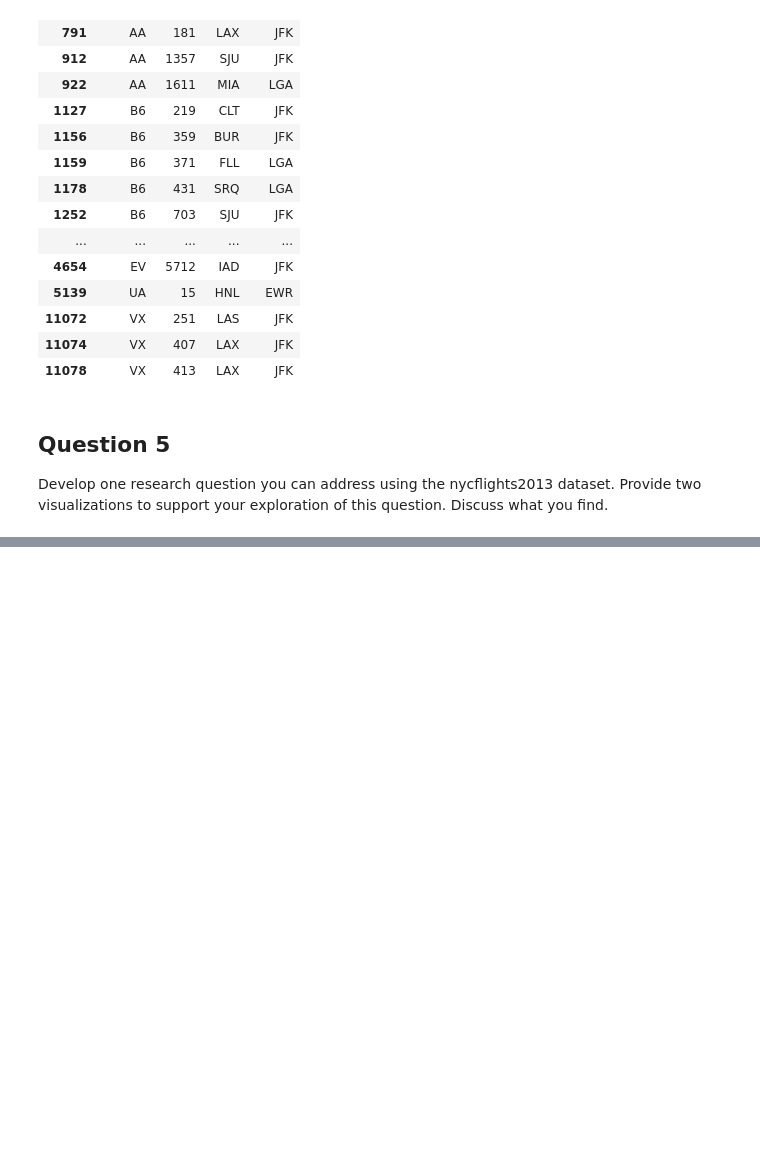
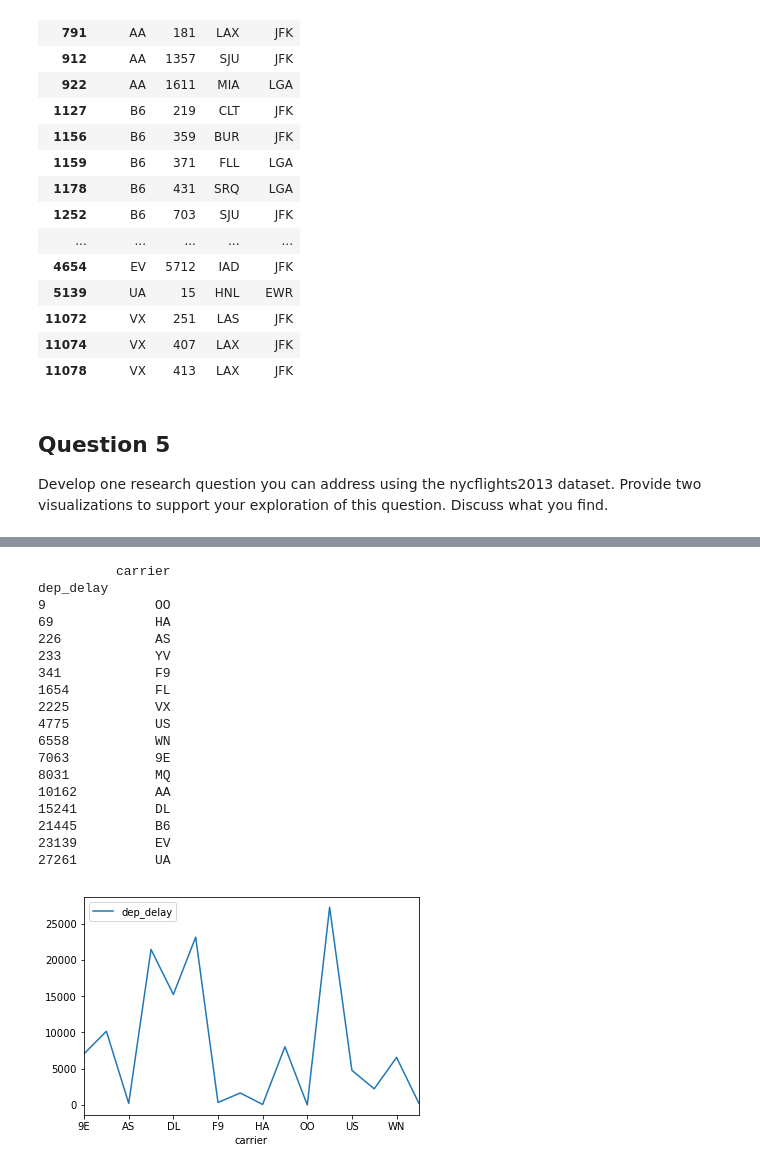
Before and after one commit to Naif6003/LearningJournal, a Jupyter notebook: Python/MachineLearning_Problems/ProblemSet_01/Weather_Airlines_Questions.ipynb, the cells around one changed output, grey strips where cells are left out. Drawn from its saved outputs; the diff is of its cells as text; code cells hidden in the pictures; blank space fills up the shorter version.

```diff
--- a/Python/MachineLearning_Problems/ProblemSet_01/Weather_Airlines_Questions.ipynb
+++ b/Python/MachineLearning_Problems/ProblemSet_01/Weather_Airlines_Questions.ipynb
@@ -304,0 +384,28 @@ Develop one research question you can address using the nycflights2013 dataset.
+# %%
+delayed_arr_flights = flights_df[flights_df['dep_delay'] > 0]
+delayed_arr_frequency = delayed_arr_flights.groupby('carrier', as_index = False)['dep_delay'].count()
+print delayed_arr_frequency.groupby(['dep_delay']).max()
+
+delayed_arr_frequency = delayed_arr_frequency.set_index('carrier')
+delayed_arr_frequency.plot()
+plt.show()
+# %% [output]
+          carrier
+dep_delay
+9              OO
+69             HA
+226            AS
+233            YV
+341            F9
+1654           FL
+2225           VX
+4775           US
+6558           WN
+7063           9E
+8031           MQ
+10162          AA
+15241          DL
+21445          B6
+23139          EV
+27261          UA
+[figure, added]
```
Also changed, not shown: parts of 7 cells of this notebook, 3 other files.
